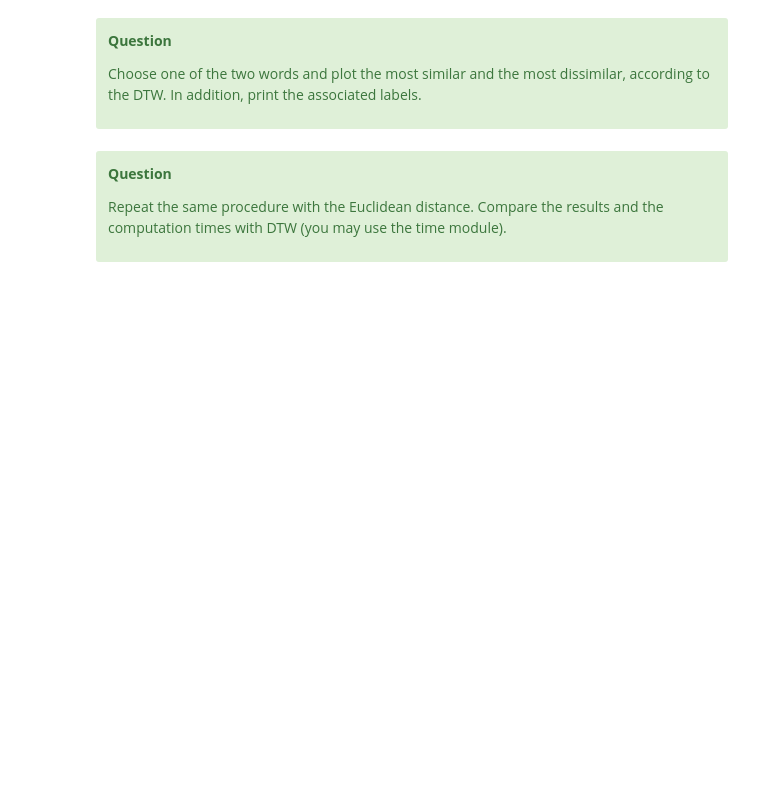
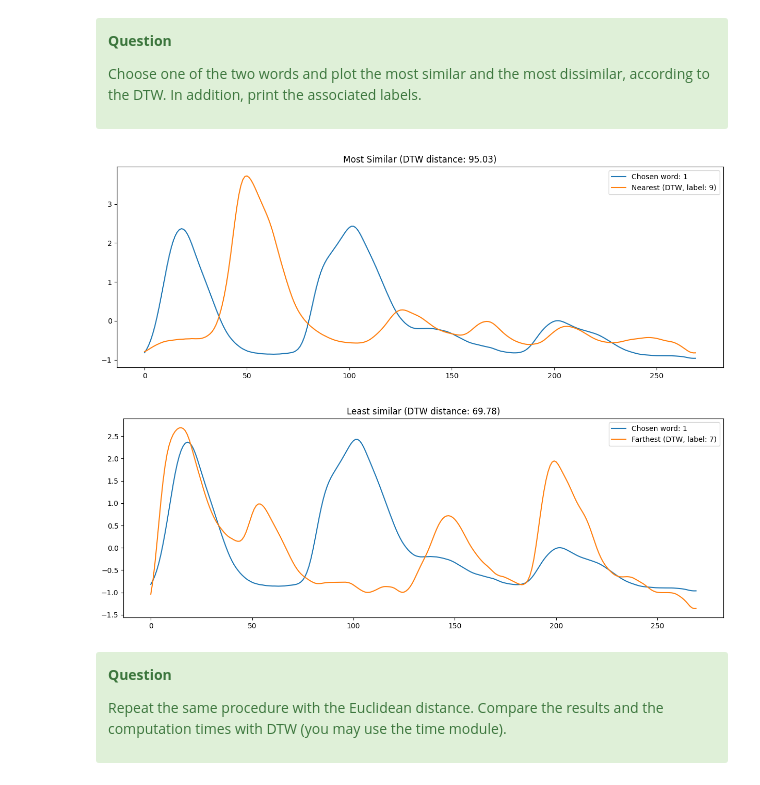
Before and after one commit to janisaiad/timeseries, a Jupyter notebook: notebooks/tp1/01_Clustering_Time_Seriesçjanis.ipynb, the cells around one changed output. Cells and saved outputs as stored; diff of their text form; code cells hidden in the pictures; blank space fills up the shorter version.

```diff
--- a/notebooks/tp1/01_Clustering_Time_Seriesçjanis.ipynb
+++ b/notebooks/tp1/01_Clustering_Time_Seriesçjanis.ipynb
@@ -223,16 +233,73 @@ ValueError: setting an array element with a sequence. The requested array has an
     <p>Write a function which computes the DTW distance between two signals using the dtw module: <tt>get_dtw_distance(signal_1: np.ndarray, signal_2: np.ndarray)->float</tt>.</p>
 </div>
 # %%
-def get_dtw_distance(signal_1,signal_2):
-    pass
+## dtw() returns an object with the following attributes:
 
-def get_euclidean_distance(signal_1,signal_2):
-    pass
+def get_dtw_distance(signal_1: np.ndarray, signal_2: np.ndarray)->float:
+    distance = dtw(signal_1, signal_2, keep_internals=True).distance
+    return distance
+
+def get_euclidean_distance(signal_1: np.ndarray, signal_2: np.ndarray)->float:
+    distance = np.linalg.norm(signal_1 - signal_2)
+    return distance
 # %% [markdown]
 <div class="alert alert-success" role="alert">
     <p><b>Question</b></p>
     <p> Choose one of the two words and plot the most similar and the most dissimilar, according to the DTW. In addition, print the associated labels.</p>
 </div>
+# %%
+chosen_word = word_1
+
+def nearest_neighbor_dtw(word: np.ndarray, profiles: np.ndarray, labels: np.ndarray)->tuple[np.ndarray, np.ndarray]:
+    distances = np.array([get_dtw_distance(word, profiles[k,:]) for k in range(2,profiles.shape[0])])
+    nearest_neighbor_index = np.argmin(distances)
+    return profiles[nearest_neighbor_index,:], labels[nearest_neighbor_index]
+
+
+def nearest_neighbor_euclidean(word: np.ndarray, profiles: np.ndarray, labels: np.ndarray)->tuple[np.ndarray, np.ndarray]:
+    distances = np.array([get_euclidean_distance(word, profiles[k,:]) for k in range(2,profiles.shape[0])])
+    nearest_neighbor_index = np.argmin(distances)
+    return profiles[nearest_neighbor_index,:], labels[nearest_neighbor_index]
+
+
+def farthest_neighbor_dtw(word: np.ndarray, profiles: np.ndarray, labels: np.ndarray)->tuple[np.ndarray, np.ndarray]:
+    distances = np.array([get_dtw_distance(word, profiles[k,:]) for k in range(2,profiles.shape[0])])
+    farthest_neighbor_index = np.argmax(distances)
+    return profiles[farthest_neighbor_index,:], labels[farthest_neighbor_index]
+
+
+def farthest_neighbor_euclidean(word: np.ndarray, profiles: np.ndarray, labels: np.ndarray)->tuple[np.ndarray, np.ndarray]:
+    distances = np.array([get_euclidean_distance(word, profiles[k,:]) for k in range(2,profiles.shape[0])])
+    farthest_neighbor_index = np.argmax(distances)
+    return profiles[farthest_neighbor_index,:], labels[farthest_neighbor_index]
+
+
+
+nearest_neighbor_word_dtw, nearest_neighbor_label_dtw = nearest_neighbor_dtw(word_1, profiles, labels)
+farthest_neighbor_word_dtw, farthest_neighbor_label_dtw = farthest_neighbor_dtw(word_1, profiles, labels)
+
+
+
+
+dtw_distance_nearest = get_dtw_distance(word_1, nearest_neighbor_word_dtw)
+dtw_distance_farthest = get_dtw_distance(word_1, farthest_neighbor_word_dtw)
+
+fig, ax = plt.subplots(figsize=figsize)
+ax.plot(word_1, label=f"Chosen word: {y_1}")
+ax.plot(nearest_neighbor_word_dtw, label=f"Nearest (DTW, label: {nearest_neighbor_label_dtw})")
+plt.title(f"Most Similar (DTW distance: {dtw_distance_nearest:.2f})")
+plt.legend()
+plt.show()
+
+fig, ax = plt.subplots(figsize=figsize)
+ax.plot(word_1, label=f"Chosen word: {y_1}")
+ax.plot(farthest_neighbor_word_dtw, label=f"Farthest (DTW, label: {farthest_neighbor_label_dtw})")
+plt.title(f"Least similar (DTW distance: {dtw_distance_farthest:.2f})")
+plt.legend()
+plt.show()
+# %% [output]
+[figure, added]
+[figure, added]
 # %% [markdown]
 <div class="alert alert-success" role="alert">
     <p><b>Question</b></p>
```
Also changed, not shown: parts of 16 cells of this notebook, 1 other file.
